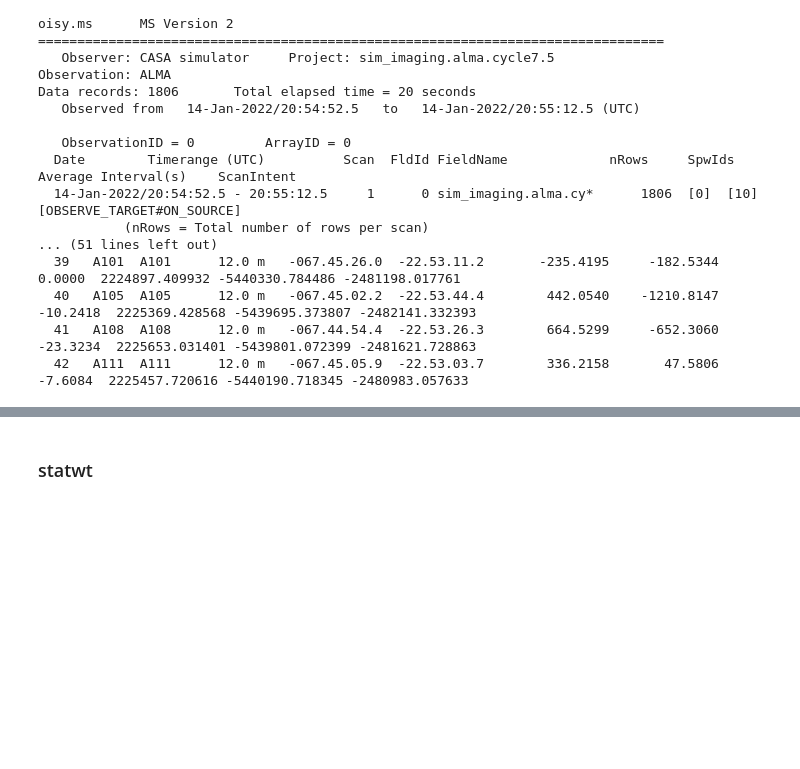
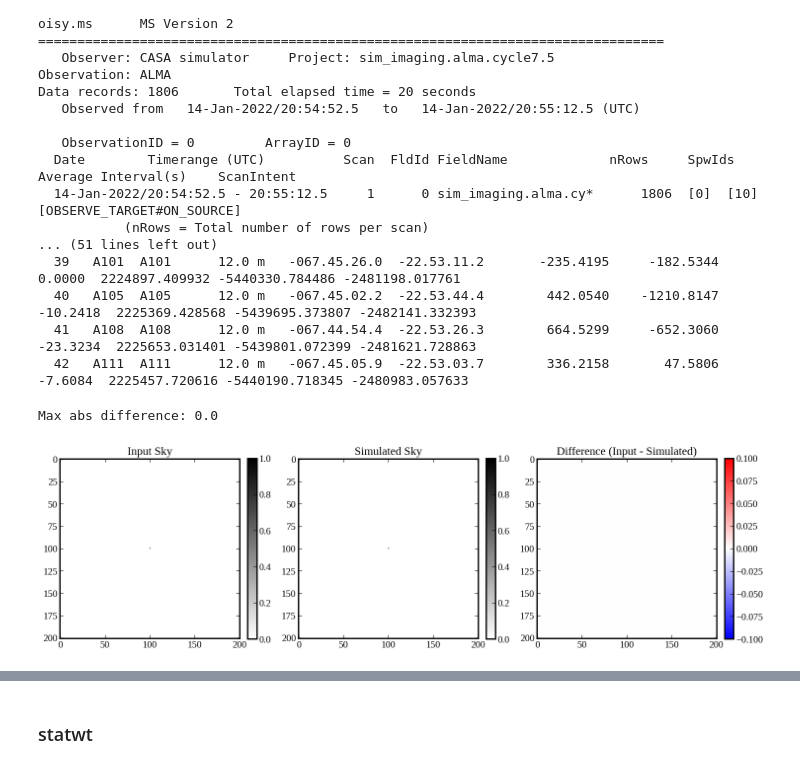
Before and after one commit to tjtakys/glint, a Jupyter notebook: examples/test_imaging/test_fft.ipynb, the cells around one changed output, grey strips where cells are left out. Drawn from its saved outputs; the diff is of its cells as text; code cells hidden in the pictures; blank space fills up the shorter version.

```diff
--- a/examples/test_imaging/test_fft.ipynb
+++ b/examples/test_imaging/test_fft.ipynb
@@ -194,3 +196,24 @@ Data records: 1806       Total elapsed time = 20 seconds
   40   A105  A105      12.0 m   -067.45.02.2  -22.53.44.4        442.0540    -1210.8147      -10.2418  2225369.428568 -5439695.373807 -2482141.332393
   41   A108  A108      12.0 m   -067.44.54.4  -22.53.26.3        664.5299     -652.3060      -23.3234  2225653.031401 -5439801.072399 -2481621.728863
   42   A111  A111      12.0 m   -067.45.05.9  -22.53.03.7        336.2158       47.5806       -7.6084  2225457.720616 -5440190.718345 -2480983.057633
+# %%
+skymodel = fits.getdata("./sim_imaging/skymodel.fits")
+res = sky - skymodel
+print('Max abs difference:', np.max(np.abs(res)))
+
+# Comparison
+f, ax = plt.subplots(1, 3, figsize=(15, 5))
+im0 = ax[0].imshow(sky, cmap='gray_r', vmin=0)
+ax[0].set_title('Input Sky')
+plt.colorbar(im0, ax=ax[0], fraction=0.046, pad=0.04)
+im1 = ax[1].imshow(skymodel, cmap='gray_r', vmin=0)
+ax[1].set_title('Simulated Sky')
+plt.colorbar(im1, ax=ax[1], fraction=0.046, pad=0.04)
+im2 = ax[2].imshow(res, cmap='bwr', vmin=-np.max(np.abs(res)), vmax=np.max(np.abs(res)))
+ax[2].set_title('Difference (Input - Simulated)')
+plt.colorbar(im2, ax=ax[2], fraction=0.046, pad=0.04)
+plt.tight_layout()
+plt.show()
+# %% [output]
+Max abs difference: 0.0
+[figure, added]
```
Also changed, not shown: parts of 2 cells of this notebook.
